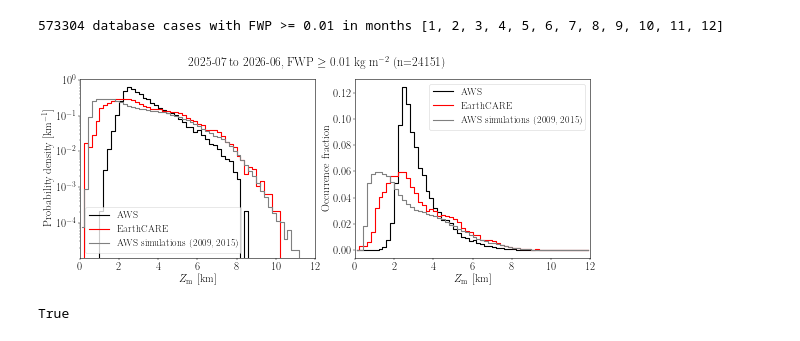
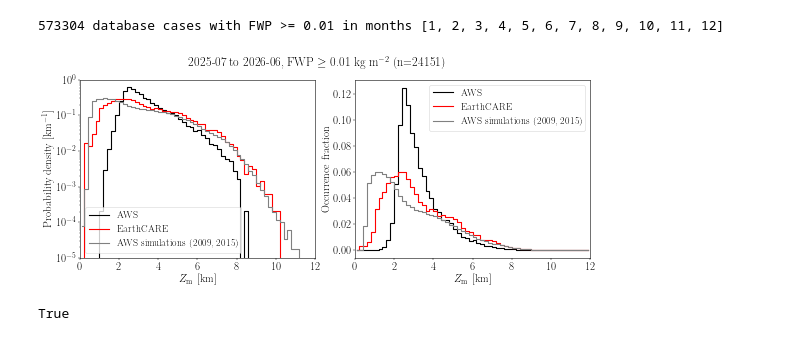
Before and after one commit to elliemay481/AWS_Arctic, a Jupyter notebook: notebooks/earthcare_aws_histo.ipynb, the cells around one changed output. Drawn from its saved outputs; the diff is of its cells as text; code cells hidden in the pictures.

```diff
--- a/notebooks/earthcare_aws_histo.ipynb
+++ b/notebooks/earthcare_aws_histo.ipynb
@@ -295,34 +295,36 @@ ax_pdf.step(zm_bin_centres_km, zm_ea_density, where="mid", lw=2,
             color="red", label="EarthCARE")
 ax_pdf.set_yscale("log")
 ax_pdf.set_ylabel(r"Probability density [km$^{-1}$]")
 
 # occurrence fraction
 ax_of.step(zm_bin_centres_km, zm_aws_occ_frac, where="mid", lw=2,
            color="black", label="AWS")
 ax_of.step(zm_bin_centres_km, zm_ea_occ_frac, where="mid", lw=2,
            color="red", label="EarthCARE")
 ax_of.set_ylabel("Occurrence fraction")
 
+ax_pdf.set_ylim([1e-5, 1e-0])
+
 if zm_database_counts is not None:
     db_n = zm_database_counts.sum()
     ax_pdf.step(zm_bin_centres_km, zm_database_counts / (db_n * zm_bin_widths_km),
                 where="mid", lw=2, color="grey", label="AWS simulations (2009, 2015)")
     ax_of.step(zm_bin_centres_km, zm_database_counts / db_n,
                where="mid", lw=2, color="grey", label="AWS simulations (2009, 2015)")
 
 for ax in (ax_pdf, ax_of):
     ax.set_xlim(zm_bins_km[0], zm_bins_km[-1])
     ax.set_xlabel(f"{zm_label} [km]")
     ax.legend()
 
 period_label = date_str.replace("_to_", " to ").replace("_", ", ")
 fig.suptitle(f"{period_label}, FWP $\\geq$ {min_wp} kg m$^{{-2}}$ (n={zm_aws_n})", fontsize=22)
 
 fig.tight_layout()
 plt.savefig(f"../figures/collocation_statistics/aws_earthcare_zm_distributions_{date_str}.png",
             facecolor="white", bbox_inches="tight", dpi=200)
 # %% [output]
-[figure, old version]
+[figure, new version]
 # %%
 # ------------------------------------------------------------
 # Zm, data: joint_counts rows = EarthCARE (x), columns = AWS (y)
```
Also changed, not shown: parts of 2 cells of this notebook, 3 other files.
